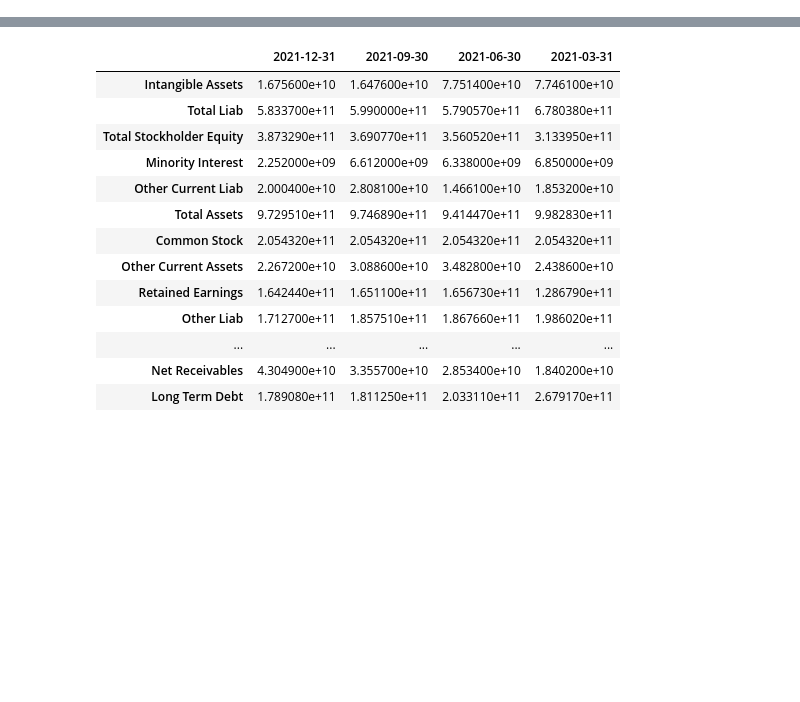
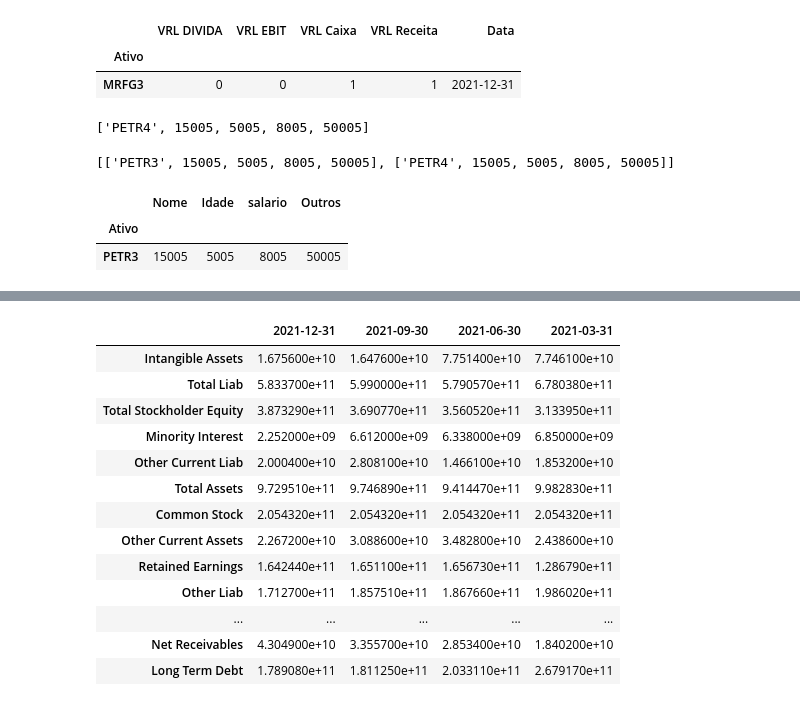
Before and after one commit to robertoricci/Curso-Data-Science-com-Python-Banco-MODAL, a Jupyter notebook: Calculo_20_Empresas_pagadoras_de_Dividendos.ipynb, the cells around one changed output, grey strips where cells are left out. Drawn from its saved outputs; the diff is of its cells as text; code cells hidden in the pictures; blank space fills up the shorter version.

```diff
--- a/Calculo_20_Empresas_pagadoras_de_Dividendos.ipynb
+++ b/Calculo_20_Empresas_pagadoras_de_Dividendos.ipynb
@@ -167,42 +167,64 @@ df_scan
 list_melhores = []
 list_relacao_mm = []
 list_precos = []
-df_ativos =  pd.DataFrame()
+list_total = []
+for ativo in df_scan.index[:3]:
+       #buscar dados do balanço
+      chamada_api = yf.Ticker(ativo+'.SA')
+      print('Ativo' + ativo)
 
-for i in df_scan.index:
-       #buscar dados do balanço
-      chamada_api = yf.Ticker(i+'.SA')
-      print('Ativo' + i)
       try:
+            print('Ativox' + ativo)
             balanco_anual = chamada_api.balance_sheet
             balanco_trimestral = chamada_api.quarterly_balance_sheet
             dre_anual = chamada_api.financials
             dfc_anual = chamada_api.cashflow
-
             dre_trimestral = chamada_api.quarterly_financials
             dfc_trimestral = chamada_api.quarterly_cashflow
 
             if dre_anual.keys()[0].year >= dre_trimestral.keys()[0].year and len(balanco_anual) > 0:
+                print('IF' + ativo)
                 balanco = balanco_anual
                 dre = dre_anual
                 dfc = dfc_anual
                 variacao_receita = int(dre.loc['Total Revenue'][0] > dre.loc['Total Revenue'][1])
+
+                dif_receita  = dre.loc['Total Revenue'][1] - dre.loc['Total Revenue'][0]
+
                 variacao_ebit =    int(dre.loc['Ebit'][0] > dre.loc['Ebit'][1])
+                dif_ebit =  dre.loc['Ebit'][1] - dre.loc['Ebit'][0]
                 variacao_caixa =   int(dfc.loc['Change In Cash'][0] > dfc.loc['Change In Cash'][1])
-                variacao_divida =  int(balanco.loc['Total Current Liabilities'][0] < balanco.loc['Total Current Liabilities'][1])
 
-                df_ativos[ativo] = variacao_divida,variacao_caixa,variacao_ebit,variacao_receita,dre_anual.keys()[0]
+                dif_caixa      = dfc.loc['Change In Cash'][1] - dfc.loc['Change In Cash'][0]
+                                                   #10 - 5  #negativo  e melhor
+
+                variacao_divida =  int( balanco.loc['Total Current Liabilities'][0] < balanco.loc['Total Current Liabilities'][1])
+                dif_divida       = balanco.loc['Total Current Liabilities'][1] - balanco.loc['Total Current Liabilities'][0]
+                                                    #15 - 10 = - 5
+                                                   #divida liquida o ano anterior contra ano atual,se for positivo e melhor
+
+                #df_ativos[ativo] = variacao_divida,variacao_caixa,variacao_ebit,variacao_receita,dre_anual.keys()[0]
+
+                colTotal = [ativo,variacao_divida,variacao_caixa,variacao_ebit,variacao_receita,dre_anual.keys()[0]]
+                list_total.append(colTotal)
+
+                #list_total.append[ativo,variacao_divida,variacao_caixa,variacao_ebit,variacao_receita,dre_anual.keys()[0]]
 
                 soma_fundamentos = variacao_caixa + variacao_ebit + variacao_receita + variacao_divida
+                print(soma_fundamentos)
                 if soma_fundamentos >= 2:
                     print(ativo,variacao_divida,variacao_caixa,variacao_ebit,variacao_receita,dre_anual.keys()[0])
                     list_melhores.append(ativo)
                     #list_relacao_mm.append(abs(hist_precos[-1] / np.mean(hist_precos[-40:])-1))
                     #list_precos.append(round(hist_precos[-1],2))
             else:
-                continue
+              continue
+              print('continue' + ativo)
       except:
-        print('Erro' + i)
+        print('Erro' + ativo)
         continue
+
+df_ativ = pd.DataFrame(list_total, columns=['Ativo','VRL DIVIDA', 'VRL EBIT','VRL Caixa','VRL Receita','Data'])
+df_ativ.set_index('Ativo',inplace = True)
 # %% [output]
 AtivoPETR4
@@ -224,0 +240,10 @@ YDUQ3 0 0 1 1 2021-12-31 00:00:00
+# %%
+df_ativ
+# %% [output]
+|  | VRL DIVIDA | VRL EBIT | VRL Caixa | VRL Receita | Data |
+| Ativo |  |  |  |  |  |
+| MRFG3 | 0 | 0 | 1 | 1 | 2021-12-31 |
+# %%
+colTotal
+# %% [output]
+['PETR4', 15005, 5005, 8005, 50005]
@@ -224,0 +252,4 @@ YDUQ3 0 0 1 1 2021-12-31 00:00:00
+# %%
+list_total
+# %% [output]
+[['PETR3', 15005, 5005, 8005, 50005], ['PETR4', 15005, 5005, 8005, 50005]]
@@ -225,3 +260,10 @@ YDUQ3 0 0 1 1 2021-12-31 00:00:00
+# %%
+##filtrar ativos especifico
+df.filter(items = ['PETR3'], axis=0)
+# %% [output]
+|  | Nome | Idade | salario | Outros |
+| Ativo |  |  |  |  |
+| PETR3 | 15005 | 5005 | 8005 | 50005 |
 # %%
 i='PETR4'
 # %%
```
Also changed, not shown: parts of 17 cells of this notebook.
